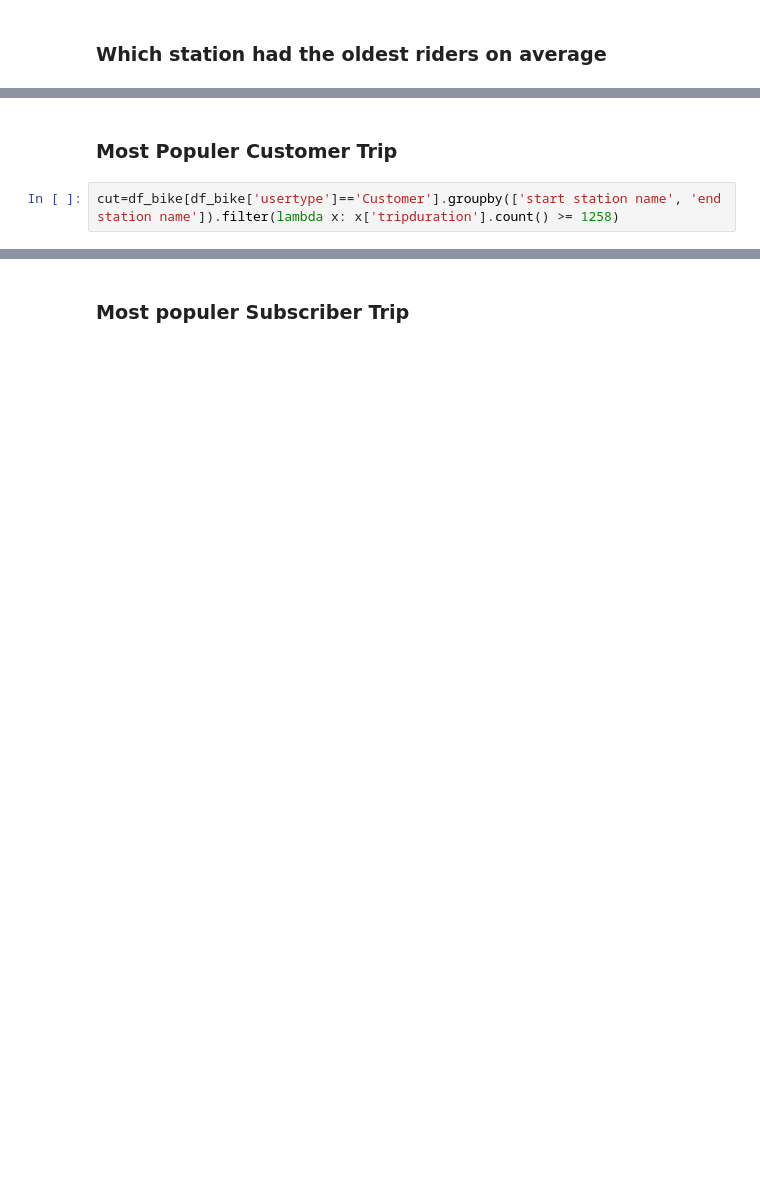
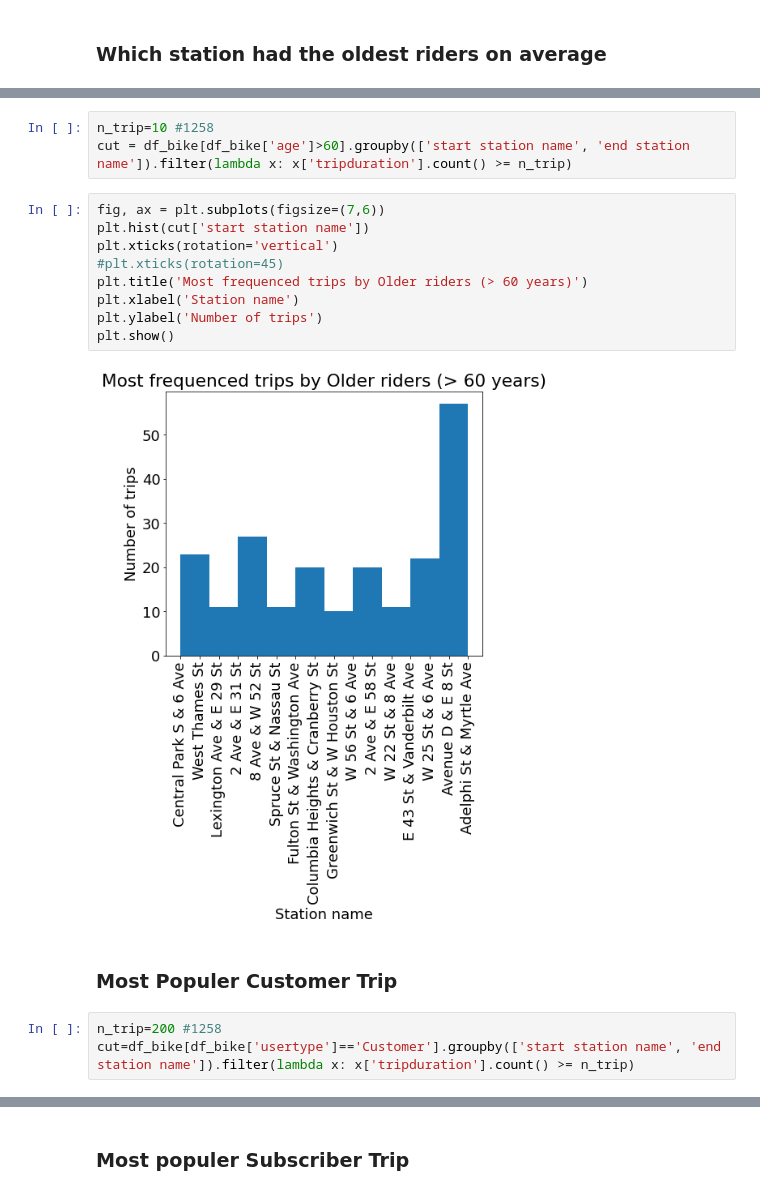
Before and after one commit to poojasaxena/machinelearning_case_studies, a Jupyter notebook: nyc_bikesharing/nyc-bike-studies_2022.ipynb, the cells around one changed output, grey strips where cells are left out. Saved outputs shown, nothing was run; the diff lists cells and outputs as text; blank space fills up the shorter version.

```diff
--- a/nyc_bikesharing/nyc-bike-studies_2022.ipynb
+++ b/nyc_bikesharing/nyc-bike-studies_2022.ipynb
@@ -765,5 +729,20 @@ df_bike[df_bike['usertype']=="Customer"].groupby(["weekday",'tripduration']).cou
+# %%
+n_trip=10 #1258
+cut = df_bike[df_bike['age']>60].groupby(['start station name', 'end station name']).filter(lambda x: x['tripduration'].count() >= n_trip)
+# %%
+fig, ax = plt.subplots(figsize=(7,6))
+plt.hist(cut['start station name'])
+plt.xticks(rotation='vertical')
+#plt.xticks(rotation=45)
+plt.title('Most frequenced trips by Older riders (> 60 years)')
+plt.xlabel('Station name')
+plt.ylabel('Number of trips')
+plt.show()
+# %% [output]
+[figure, added]
 # %% [markdown]
 ### Most Populer Customer Trip
 # %%
-cut=df_bike[df_bike['usertype']=='Customer'].groupby(['start station name', 'end station name']).filter(lambda x: x['tripduration'].count() >= 1258)
+n_trip=200 #1258
+cut=df_bike[df_bike['usertype']=='Customer'].groupby(['start station name', 'end station name']).filter(lambda x: x['tripduration'].count() >= n_trip)
 # %%
```
Also changed, not shown: parts of 49 cells of this notebook.
